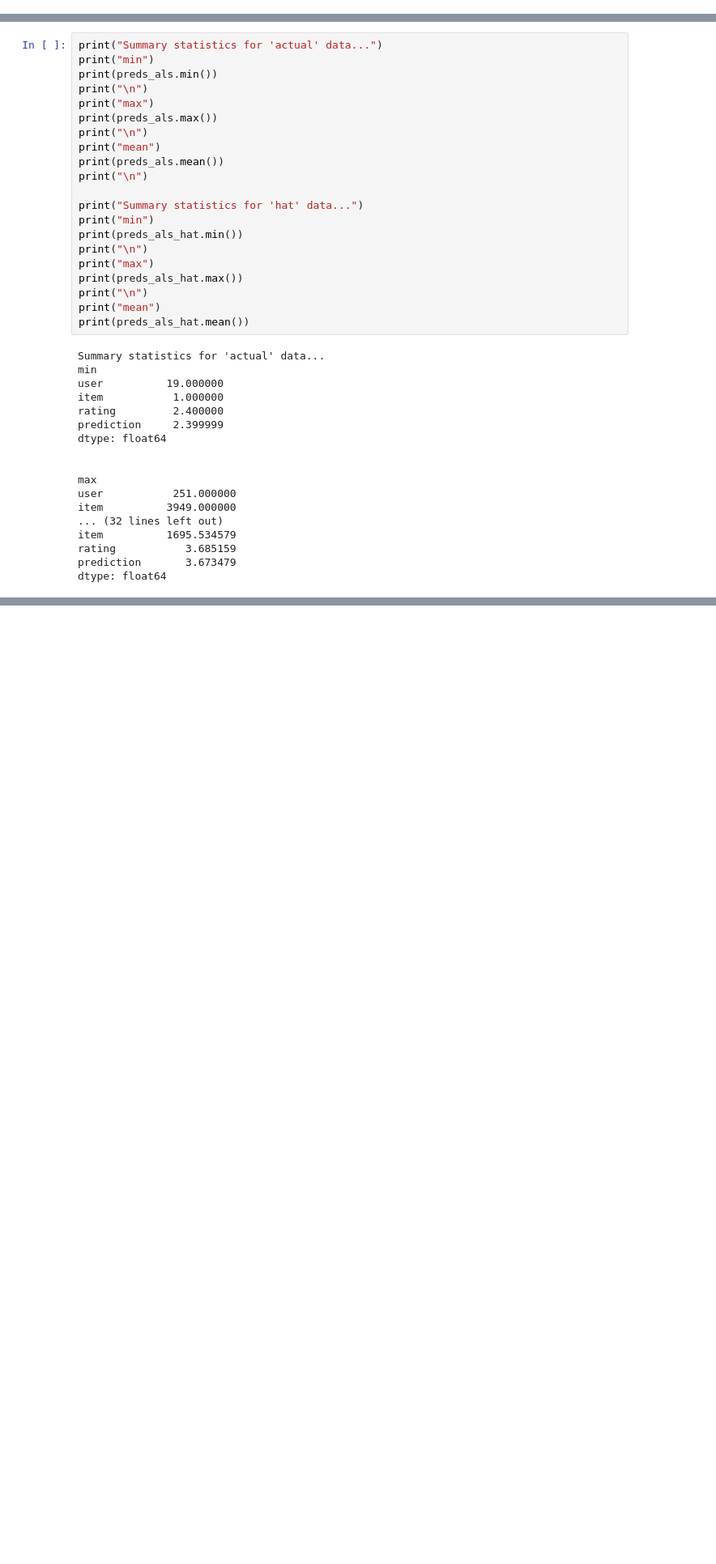
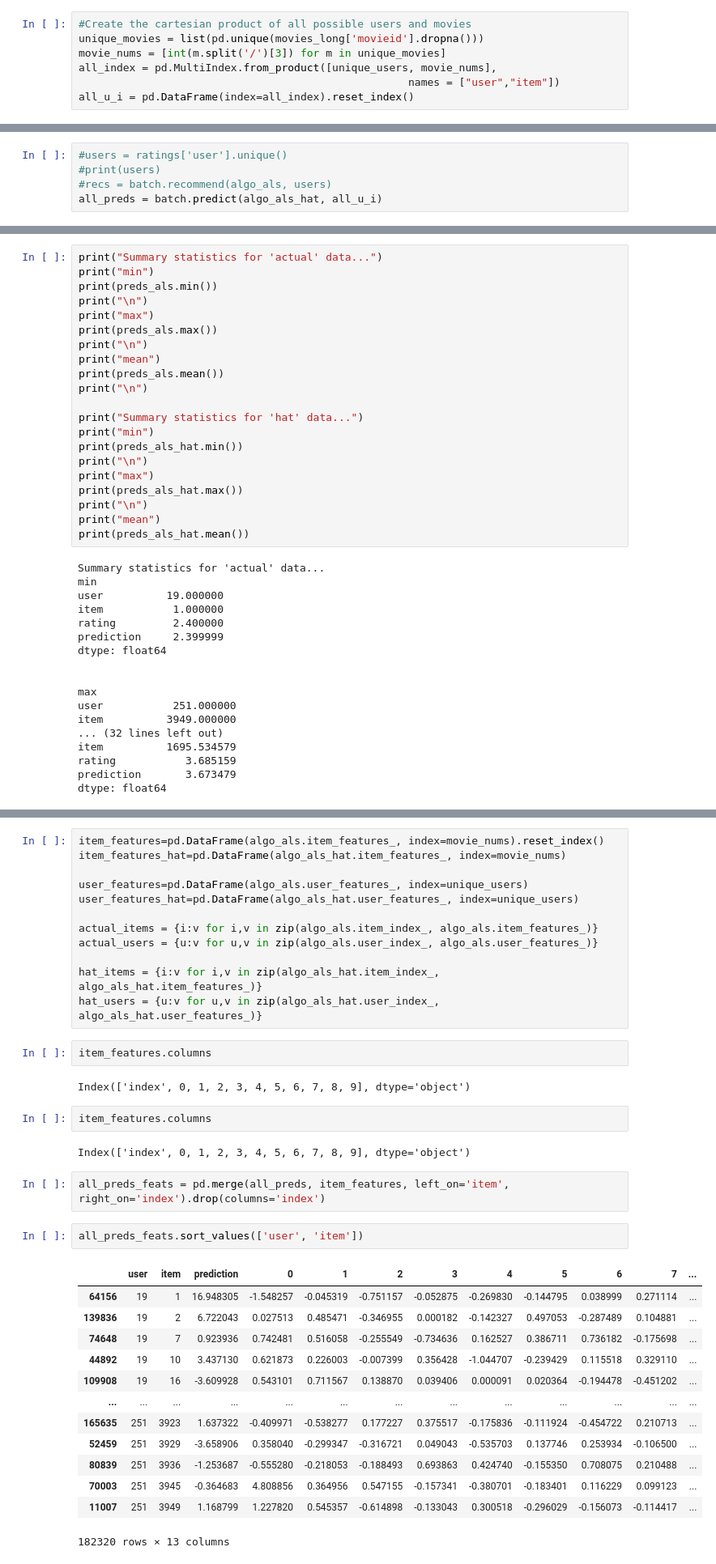
Before and after one commit to amywinecoff/AgentChoiceSim, a Jupyter notebook: UserItemFactorsBollen.ipynb, the cells around one changed output, grey strips where cells are left out. Shown at 81% size. Saved outputs shown, nothing was run; the diff lists cells and outputs as text; blank space fills up the shorter version.

```diff
--- a/UserItemFactorsBollen.ipynb
+++ b/UserItemFactorsBollen.ipynb
@@ -47,3 +55,10 @@ R_df_long['item']=R_df_long['movieid'].str.split(pat="/", expand=True)[[3]].asty
 
 ratings=R_df_long[['userid', 'item', 'rating']]
 ratings.columns=['user', 'item', 'rating']
+# %%
+#Create the cartesian product of all possible users and movies
+unique_movies = list(pd.unique(movies_long['movieid'].dropna()))
+movie_nums = [int(m.split('/')[3]) for m in unique_movies]
+all_index = pd.MultiIndex.from_product([unique_users, movie_nums],
+                                                    names = ["user","item"])
+all_u_i = pd.DataFrame(index=all_index).reset_index()
@@ -75,3 +106,8 @@ RMSE for ALS: 0.01660285426101378
 RMSE for ALS hat: 0.2547659899443631
 MAE for ALS: 0.005854656281398418
 MAE for ALS hat: 0.12020732917684518
+# %%
+#users = ratings['user'].unique()
+#print(users)
+#recs = batch.recommend(algo_als, users)
+all_preds = batch.predict(algo_als_hat, all_u_i)
@@ -116,0 +164,38 @@ dtype: float64
+# %%
+item_features=pd.DataFrame(algo_als.item_features_, index=movie_nums).reset_index()
+item_features_hat=pd.DataFrame(algo_als_hat.item_features_, index=movie_nums)
+
+user_features=pd.DataFrame(algo_als.user_features_, index=unique_users)
+user_features_hat=pd.DataFrame(algo_als_hat.user_features_, index=unique_users)
+
+actual_items = {i:v for i,v in zip(algo_als.item_index_, algo_als.item_features_)}
+actual_users = {u:v for u,v in zip(algo_als.user_index_, algo_als.user_features_)}
+
+hat_items = {i:v for i,v in zip(algo_als_hat.item_index_, algo_als_hat.item_features_)}
+hat_users = {u:v for u,v in zip(algo_als_hat.user_index_, algo_als_hat.user_features_)}
+# %%
+item_features.columns
+# %% [output]
+Index(['index', 0, 1, 2, 3, 4, 5, 6, 7, 8, 9], dtype='object')
+# %%
+item_features.columns
+# %% [output]
+Index(['index', 0, 1, 2, 3, 4, 5, 6, 7, 8, 9], dtype='object')
+# %%
+all_preds_feats = pd.merge(all_preds, item_features, left_on='item', right_on='index').drop(columns='index')
+# %%
+all_preds_feats.sort_values(['user', 'item'])
+# %% [output]
+|  | user | item | prediction | 0 | 1 | 2 | 3 | 4 | 5 | 6 | 7 | ... |
+| 64156 | 19 | 1 | 16.948305 | -1.548257 | -0.045319 | -0.751157 | -0.052875 | -0.269830 | -0.144795 | 0.038999 | 0.271114 | ... |
+| 139836 | 19 | 2 | 6.722043 | 0.027513 | 0.485471 | -0.346955 | 0.000182 | -0.142327 | 0.497053 | -0.287489 | 0.104881 | ... |
+| 74648 | 19 | 7 | 0.923936 | 0.742481 | 0.516058 | -0.255549 | -0.734636 | 0.162527 | 0.386711 | 0.736182 | -0.175698 | ... |
+| 44892 | 19 | 10 | 3.437130 | 0.621873 | 0.226003 | -0.007399 | 0.356428 | -1.044707 | -0.239429 | 0.115518 | 0.329110 | ... |
+| 109908 | 19 | 16 | -3.609928 | 0.543101 | 0.711567 | 0.138870 | 0.039406 | 0.000091 | 0.020364 | -0.194478 | -0.451202 | ... |
+| ... | ... | ... | ... | ... | ... | ... | ... | ... | ... | ... | ... | ... |
+| 165635 | 251 | 3923 | 1.637322 | -0.409971 | -0.538277 | 0.177227 | 0.375517 | -0.175836 | -0.111924 | -0.454722 | 0.210713 | ... |
+| 52459 | 251 | 3929 | -3.658906 | 0.358040 | -0.299347 | -0.316721 | 0.049043 | -0.535703 | 0.137746 | 0.253934 | -0.106500 | ... |
+| 80839 | 251 | 3936 | -1.253687 | -0.555280 | -0.218053 | -0.188493 | 0.693863 | 0.424740 | -0.155350 | 0.708075 | 0.210488 | ... |
+| 70003 | 251 | 3945 | -0.364683 | 4.808856 | 0.364956 | 0.547155 | -0.157341 | -0.380701 | -0.183401 | 0.116229 | 0.099123 | ... |
+| 11007 | 251 | 3949 | 1.168799 | 1.227820 | 0.545357 | -0.614898 | -0.133043 | 0.300518 | -0.296029 | -0.156073 | -0.114417 | ... |
+182320 rows × 13 columns
```
Also changed, not shown: parts of 26 cells of this notebook.
